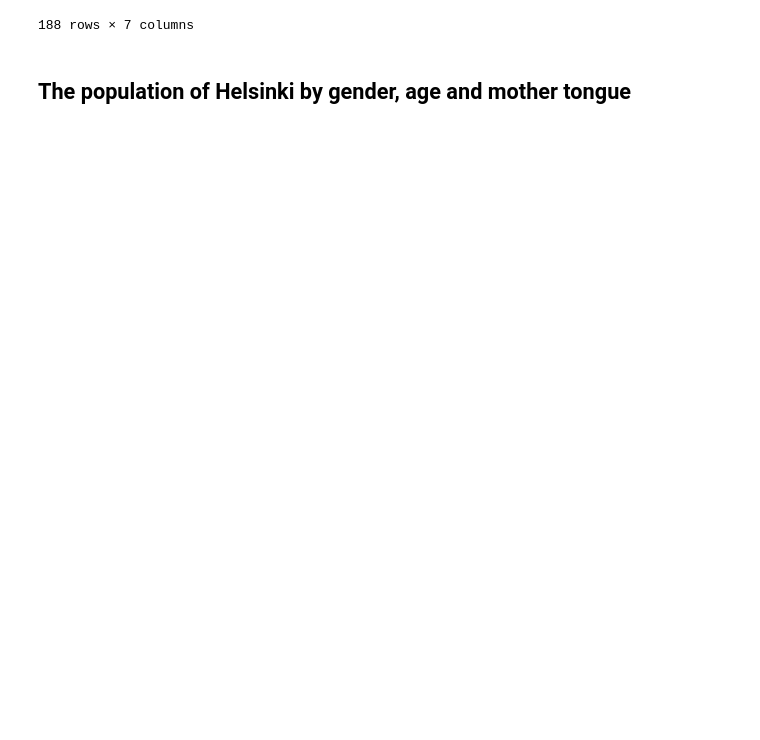
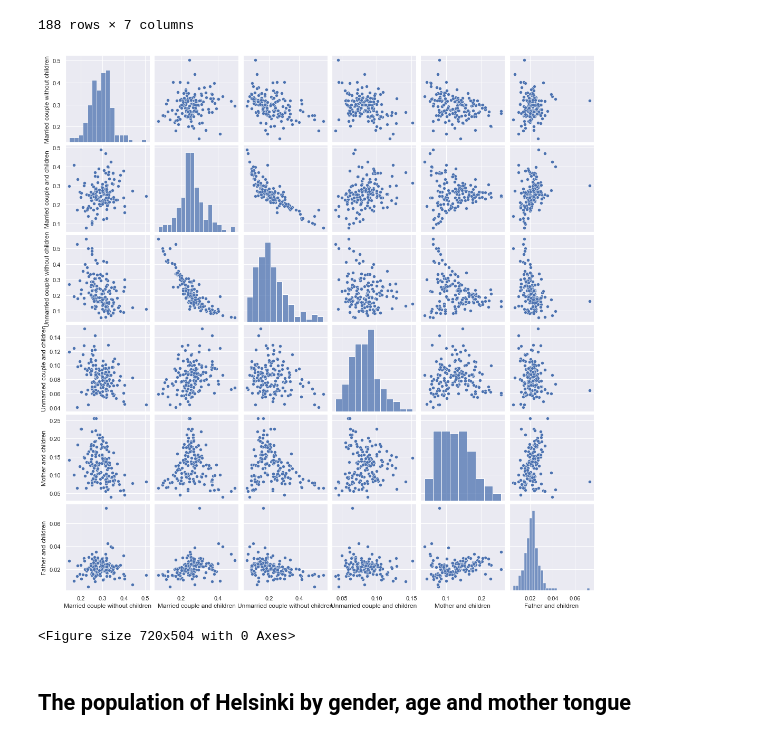
Before and after one commit to phuvio/Introduction-to-Data-Science, a Jupyter notebook: src/Introduction to Data Science - miniproject.ipynb, the cells around one changed output. Drawn from its saved outputs; the diff is of its cells as text; code cells hidden in the pictures; blank space fills up the shorter version.

```diff
--- a/src/Introduction to Data Science - miniproject.ipynb
+++ b/src/Introduction to Data Science - miniproject.ipynb
@@ -489,6 +489,19 @@ type_of_family
 | 186 | 091 998 Kantakaupunki | 0.284940 | 0.202834 | 0.311098 | 0.077402 | ... |
 | 187 | 091 999 Muut | NaN | NaN | NaN | NaN | ... |
 188 rows × 7 columns
+# %%
+sns.pairplot(data=type_of_family,
+             vars=['Married couple without children',
+                   'Married couple and children',
+                   'Unmarried couple without children',
+                   'Unmarried couple and children',
+                   'Mother and children',
+                   'Father and children'])
+plt.show()
+plt.clf()
+# %% [output]
+[figure, added]
+<Figure size 720x504 with 0 Axes>
 # %% [markdown]
 ## The population of Helsinki by gender, age and mother tongue
 # %%
```
Also changed, not shown: parts of 10 cells of this notebook, 2 other files.
